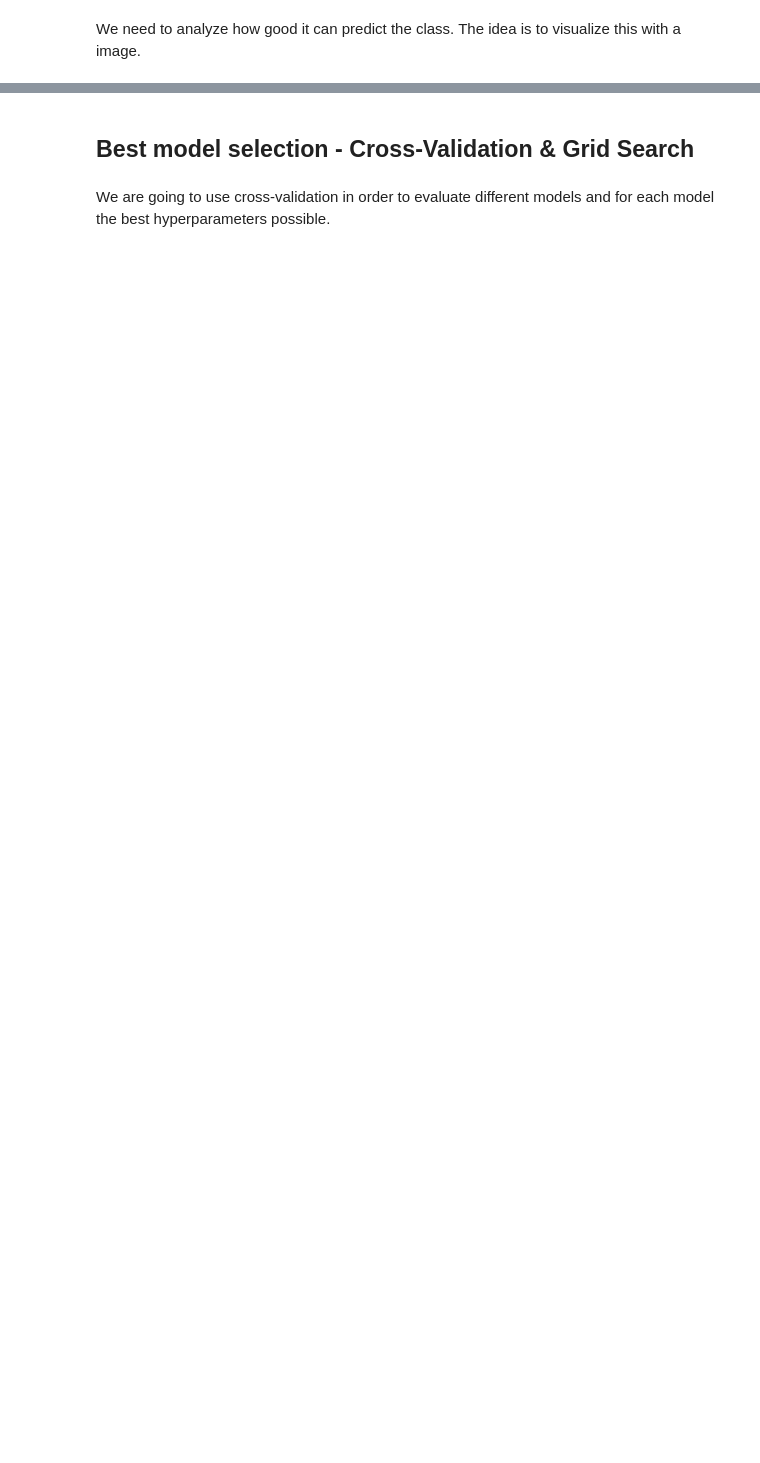
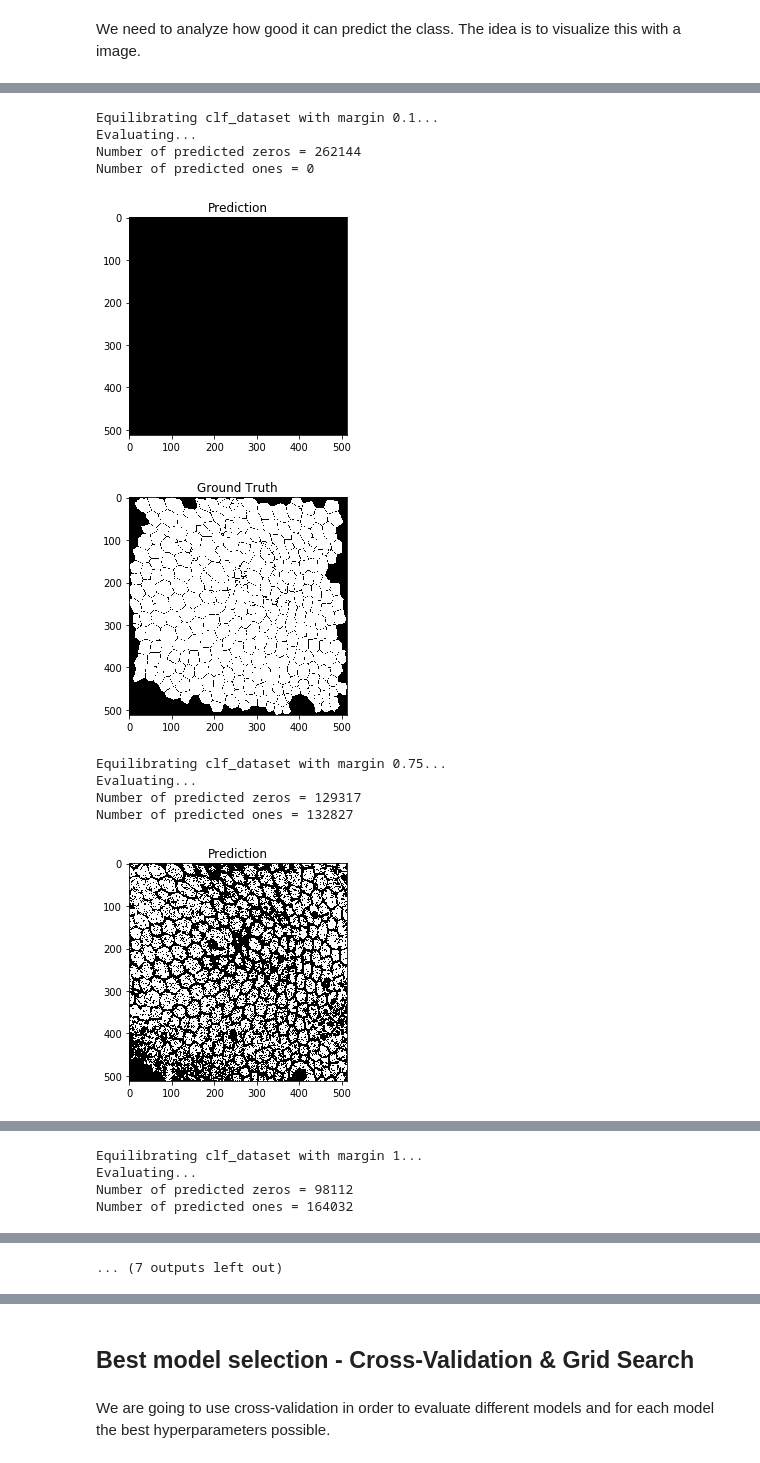
Before and after one commit to poupeaua/auto-segmentation, a Jupyter notebook: auto-segmentation.ipynb, the cells around one changed output, grey strips where cells are left out. Saved outputs shown, nothing was run; the diff lists cells and outputs as text; code cells hidden in the pictures; blank space fills up the shorter version.

```diff
--- a/auto-segmentation.ipynb
+++ b/auto-segmentation.ipynb
@@ -293,5 +327,5 @@ def equilibrate(dataset, margin=1.25, disp=False):
 
     return dataset
 # %%
-equilibrate(clf_dataset, disp=True, margin=1.25).shape
+eq_clf_dataset = equilibrate(clf_dataset, disp=True, margin=1.1)
 # %% [output]
@@ -428,0 +471,43 @@ Number of predicted ones = 213490
+# %%
+def tn(y_true, y_pred): return confusion_matrix(y_true, y_pred)[0, 0]
+def fp(y_true, y_pred): return confusion_matrix(y_true, y_pred)[0, 1]
+def fn(y_true, y_pred): return confusion_matrix(y_true, y_pred)[1, 0]
+def tp(y_true, y_pred): return confusion_matrix(y_true, y_pred)[1, 1]
+def TNR_score(y_true, y_pred): return tn(y_true, y_pred)/(tn(y_true, y_pred)+fp(y_true, y_pred))
+def NPV_score(y_true, y_pred): return tn(y_true, y_pred)/(tn(y_true, y_pred)+fn(y_true, y_pred))
+def seg_score(y_true, y_pred): return 2*NPV(y_true, y_pred)*TNR(y_true, y_pred)/(NPV(y_true, y_pred)+TNR(y_true, y_pred))
+# %%
+diff_margins = [0.1, 0.75, 1, 1.5, 2, 5]
+stock_margin_results = np.zeros(shape=(len(diff_margins), len(scoring)+1))
+for i, margin in enumerate(diff_margins):
+    print("Equilibrating clf_dataset with margin " +str(margin)+ "...")
+    eq_clf_dataset = equilibrate(clf_dataset, margin=margin)
+    X, y = eq_clf_dataset[:, :-1], eq_clf_dataset[:, -1]
+    print("Evaluating...")
+    tmp_cv_clf = RandomForestClassifier(n_estimators=10, max_depth=2, n_jobs=32)
+    scoring = {'acc': make_scorer(accuracy_score), 'tnr': make_scorer(TNR_score),
+               'npv': make_scorer(NPV_score), 'seg_s': make_scorer(seg_score),
+               'auc': make_scorer(roc_auc_score)}
+    cv_results = cross_validate(tmp_cv_clf, X, y, scoring=scoring, cv=2, n_jobs=-1)
+    displayPredAndTrue(img=raw_data[-1],
+                   trained_clf=tmp_cv_clf.fit(X,y),
+                   class_pixels_img=seg_data[-1])
+    acc = np.mean(cv_results["test_acc"])
+    tnr = np.mean(cv_results["test_tnr"])
+    npv = np.mean(cv_results["test_npv"])
+    seg_s = np.mean(cv_results["test_seg_s"])
+    auc = np.mean(cv_results["test_auc"])
+    # stock values
+    stock_margin_results[i] = np.array([margin, acc, auc, tnr, npv, seg_s])
+# %% [output]
+Equilibrating clf_dataset with margin 0.1...
+Evaluating...
+Number of predicted zeros = 262144
+Number of predicted ones = 0
+[figure, added]
+[figure, added]
+Equilibrating clf_dataset with margin 0.75...
+Evaluating...
+Number of predicted zeros = 129317
+Number of predicted ones = 132827
+[figure, added]
@@ -428,0 +515,4 @@ Number of predicted ones = 213490
+Equilibrating clf_dataset with margin 1...
+Evaluating...
+Number of predicted zeros = 98112
+Number of predicted ones = 164032
@@ -428,0 +527 @@ Number of predicted ones = 213490
+... (7 outputs left out)
```
Also changed, not shown: parts of 35 cells of this notebook, 21 other files.
